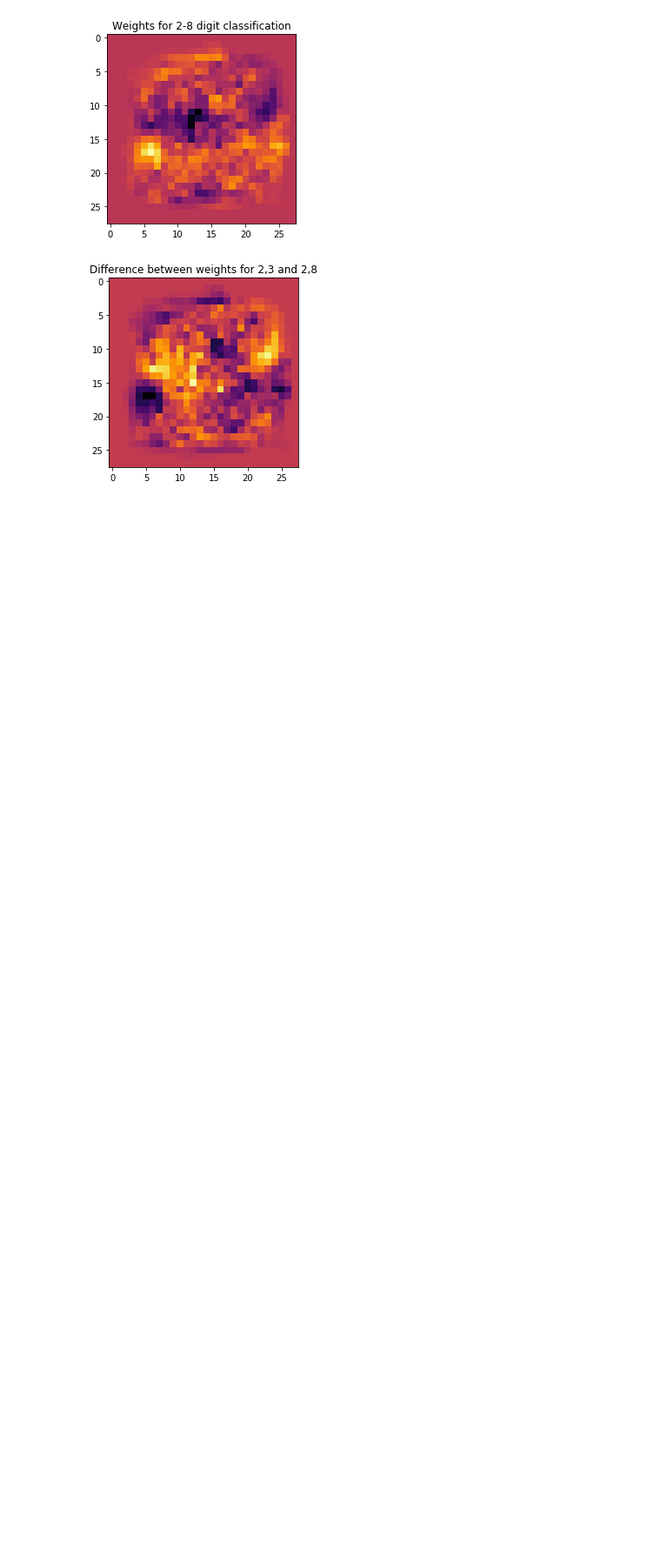
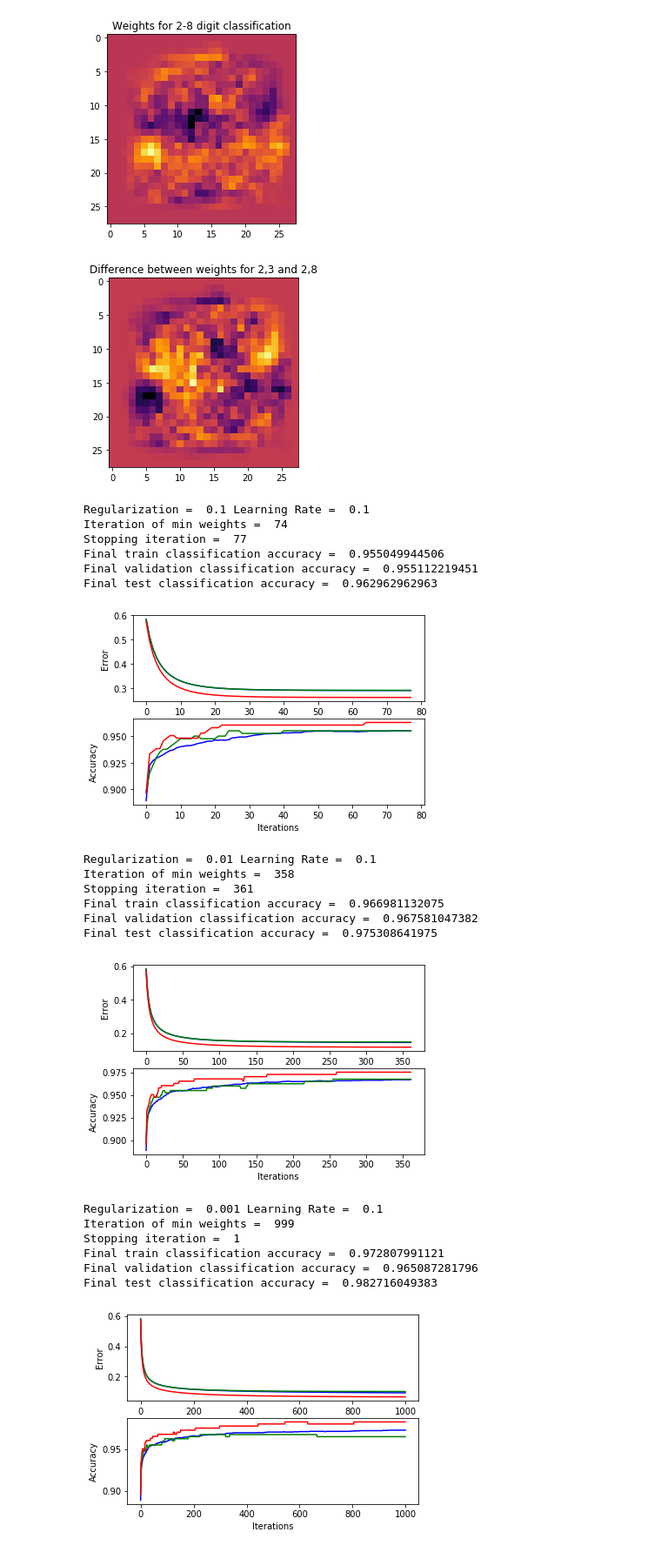
Before and after one commit to divya-pitta/neuralnets253, a Jupyter notebook: HW1/LogisticRegression.ipynb, the cells around one changed output. Shown at 87% size. Saved outputs shown, nothing was run; the diff lists cells and outputs as text; code cells hidden in the pictures; blank space fills up the shorter version.

```diff
--- a/HW1/LogisticRegression.ipynb
+++ b/HW1/LogisticRegression.ipynb
@@ -366,10 +323,32 @@ plt.show()
 # %%
 # With regularization L1
 
 x = [images_train, images_validation, images_test]
 t = [labels_train, labels_validation, labels_test]
 
-for reg in [0.1, 0.01, 0.001]:
-    for learning_rate in [0.001, 0.0001, 0.0003]:
+for reg in [0.1, 0.01, 0.001, 10, 1]:
+    for learning_rate in [0.1]:
         print("Regularization = ", reg, "Learning Rate = ", learning_rate)
-        gradientDescent(x, t, learning_rate, reg, 10000, False)
+        gradientDescent(x, t, learning_rate, reg, 10000, True)
+# %% [output]
+Regularization =  0.1 Learning Rate =  0.1
+Iteration of min weights =  74
+Stopping iteration =  77
+Final train classification accuracy =  0.955049944506
+Final validation classification accuracy =  0.955112219451
+Final test classification accuracy =  0.962962962963
+[figure, added]
+Regularization =  0.01 Learning Rate =  0.1
+Iteration of min weights =  358
+Stopping iteration =  361
+Final train classification accuracy =  0.966981132075
+Final validation classification accuracy =  0.967581047382
+Final test classification accuracy =  0.975308641975
+[figure, added]
+Regularization =  0.001 Learning Rate =  0.1
+Iteration of min weights =  999
+Stopping iteration =  1
+Final train classification accuracy =  0.972807991121
+Final validation classification accuracy =  0.965087281796
+Final test classification accuracy =  0.982716049383
+[figure, added]
```
Also changed, not shown: parts of 6 cells of this notebook, 2 other files.
